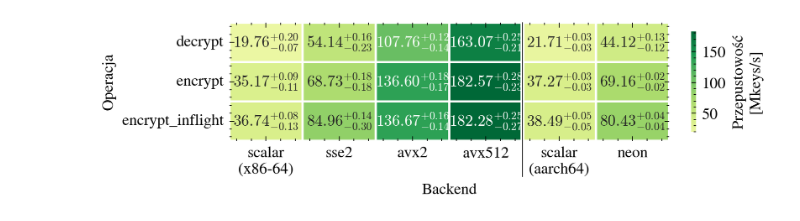
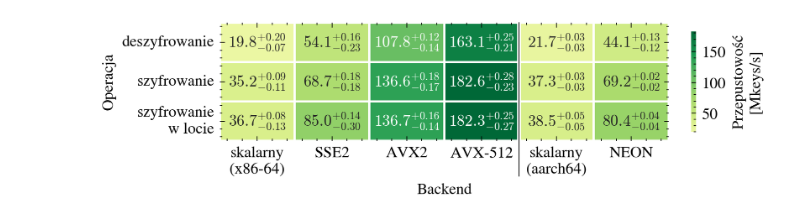
Before and after one commit to jan-chojnacki/SpeckProbe, a Jupyter notebook: analysis/notebooks/criterion.ipynb, the cells around one changed output. Saved outputs shown, nothing was run; the diff lists cells and outputs as text; code cells hidden in the pictures.

Commit message:
criterion analysis

```diff
--- a/analysis/notebooks/criterion.ipynb
+++ b/analysis/notebooks/criterion.ipynb
@@ -37,6 +37,25 @@ FIG_HEIGHT_8 = FIG_HEIGHT_1 / 8
 # %%
 criterion_x86 = pd.read_csv('../data/criterion_x86.csv')
 criterion_aarch64 = pd.read_csv('../data/criterion_aarch64.csv')
+
+BACKEND_MAP = {'scalar': 'skalarny', 'sse2': 'SSE2', 'avx2': 'AVX2',
+               'avx512': 'AVX-512', 'neon': 'NEON'}
+FUNCTION_MAP = {'decrypt': 'deszyfrowanie', 'encrypt': 'szyfrowanie',
+                'encrypt_inflight': 'szyfrowanie w locie'}
+
+version_order = ['32/64', '48/72', '48/96', '64/96', '64/128',
+                 '96/96', '96/144', '128/128', '128/192', '128/256']
+
+def localize(df):
+    df = df.copy()
+    df['version'] = df['version'].str.replace('_', '/', regex=False)
+    df['backend'] = df['backend'].map(BACKEND_MAP).fillna(df['backend'])
+    df['function'] = df['function'].map(FUNCTION_MAP).fillna(df['function'])
+    return df
+
+
+criterion_x86 = localize(criterion_x86)
+criterion_aarch64 = localize(criterion_aarch64)
 # %%
 def get_speck(df):
     speck = df[df['benchmark'] == 'speck']
@@ -133,7 +145,7 @@ speck_latex_aarch64 = make_speck_latex_pivot(speck_reg_aarch64, ['scalar', 'neon
 speck_latex_aarch64.to_csv("../csv/speck_results_x86.csv", index=False)
 # %%
 def make_speck_combined_mean(reg_specs):
-    funcs = ['decrypt', 'encrypt', 'encrypt_inflight']
+    funcs = ['deszyfrowanie', 'szyfrowanie', 'szyfrowanie w locie']
     vals, ups, dns = [], [], []
 
     for reg_df, backend_order, arch in reg_specs:
@@ -153,7 +165,7 @@ def make_speck_combined_mean(reg_specs):
             p = p.reindex(columns=funcs)
             p.index = pd.Categorical(p.index, categories=backend_order, ordered=True)
             p = p.sort_index()
-            return p.rename(index={b: (f"{b}\n({arch})" if b == 'scalar' else b)
+            return p.rename(index={b: (f"{b}\n({arch})" if b == 'skalarny' else b)
                                    for b in p.index})
 
         vals.append(piv('mkeys'));
@@ -167,6 +179,7 @@ def make_speck_combined_mean(reg_specs):
 # %%
 def plot_speck_heatmap_combined(reg_specs, filename, width):
     val, up, dn = make_speck_combined_mean(reg_specs)
+    val = val.rename(index={'szyfrowanie w locie': 'szyfrowanie\nw locie'})
 
     annot = np.empty(val.shape, dtype=object)
     for i in range(val.shape[0]):
@@ -178,7 +191,7 @@ def plot_speck_heatmap_combined(reg_specs, filename, width):
             elif pd.isna(u) or pd.isna(dd):
                 annot[i, j] = rf"${v:.2f}$"
             else:
-                annot[i, j] = rf"${v:.2f}^{{+{u:.2f}}}_{{-{dd:.2f}}}$"
+                annot[i, j] = rf"${v:.1f}^{{+{u:.2f}}}_{{-{dd:.2f}}}$"
 
     with plt.style.context(['science', 'no-latex', 'bright']):
         fig, ax = plt.subplots(figsize=(width, FIG_HEIGHT_6), layout='constrained')
@@ -188,34 +201,34 @@ def plot_speck_heatmap_combined(reg_specs, filename, width):
             ax=ax,
             cmap='RdYlGn',
             center=0,
             annot=annot,
             fmt='',
             linewidths=1.0,
             cbar_kws={'label': 'Przepustowość\n[Mkeys/s]', 'shrink': 0.85},
         )
 
         ax.axvline(x=4, color='white', linewidth=2.5)
         ax.plot([4, 4], [0, val.shape[0] + 0.9], color='black', linewidth=0.5,
                 clip_on=False, zorder=5)
 
         ax.set_xlabel("Backend")
         ax.set_ylabel('Operacja')
 
         plt.setp(ax.get_xticklabels(), rotation=0)
         plt.setp(ax.get_yticklabels(), rotation=0)
 
         plt.savefig(f'../svg/{filename}', facecolor='white')
         plt.show()
 
 
 plot_speck_heatmap_combined(
     [
-        (speck_reg_x86, ['scalar', 'sse2', 'avx2', 'avx512'], 'x86-64'),
-        (speck_reg_aarch64, ['scalar', 'neon'], 'aarch64'),
+        (speck_reg_x86, ['skalarny', 'SSE2', 'AVX2', 'AVX-512'], 'x86-64'),
+        (speck_reg_aarch64, ['skalarny', 'NEON'], 'aarch64'),
     ],
     'speck_pivot_backend_heatmap_combined.svg',
     FIG_WIDTH,
 )
 # %% [output]
-[figure, old version]
+[figure, new version]
 # %%
```
Also changed, not shown: parts of 12 cells of this notebook.
